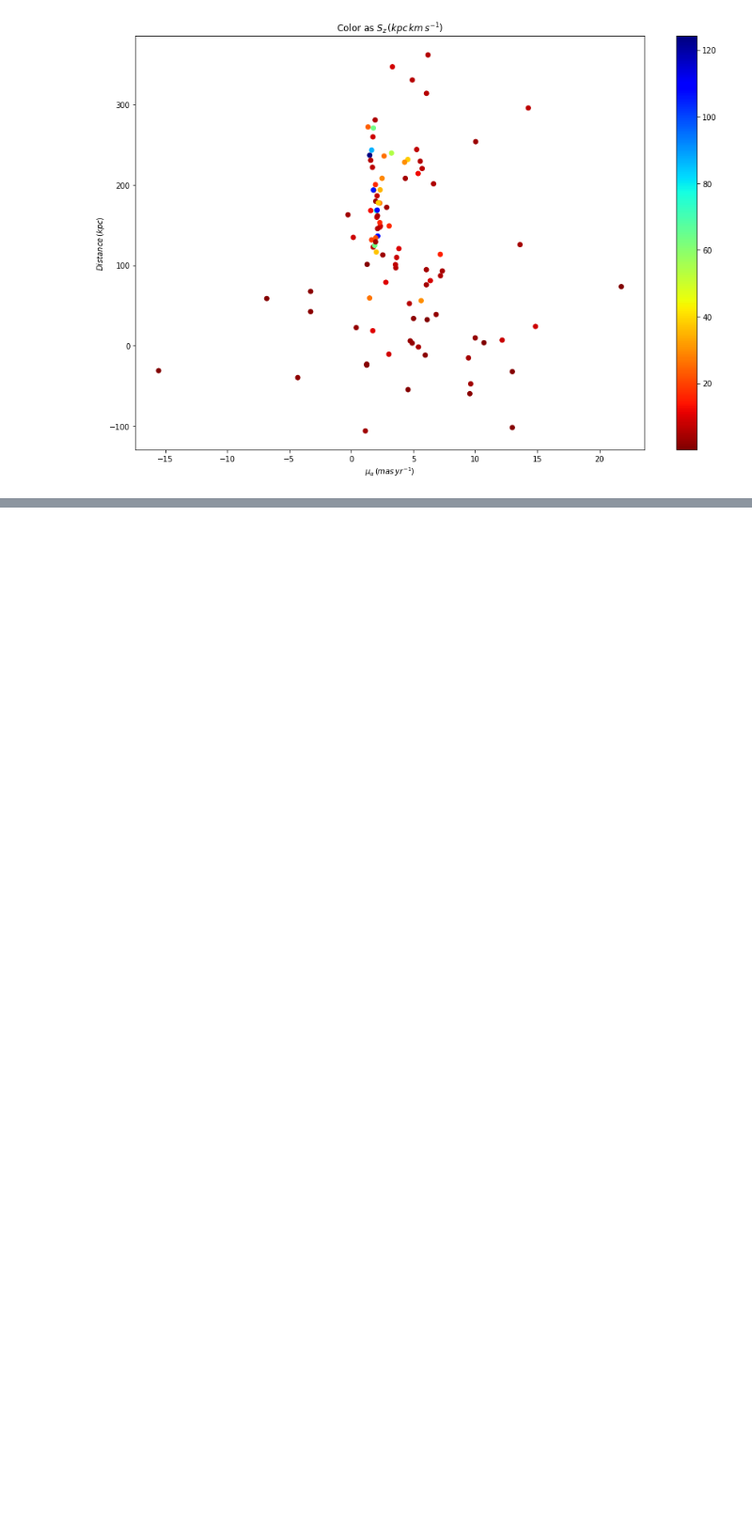
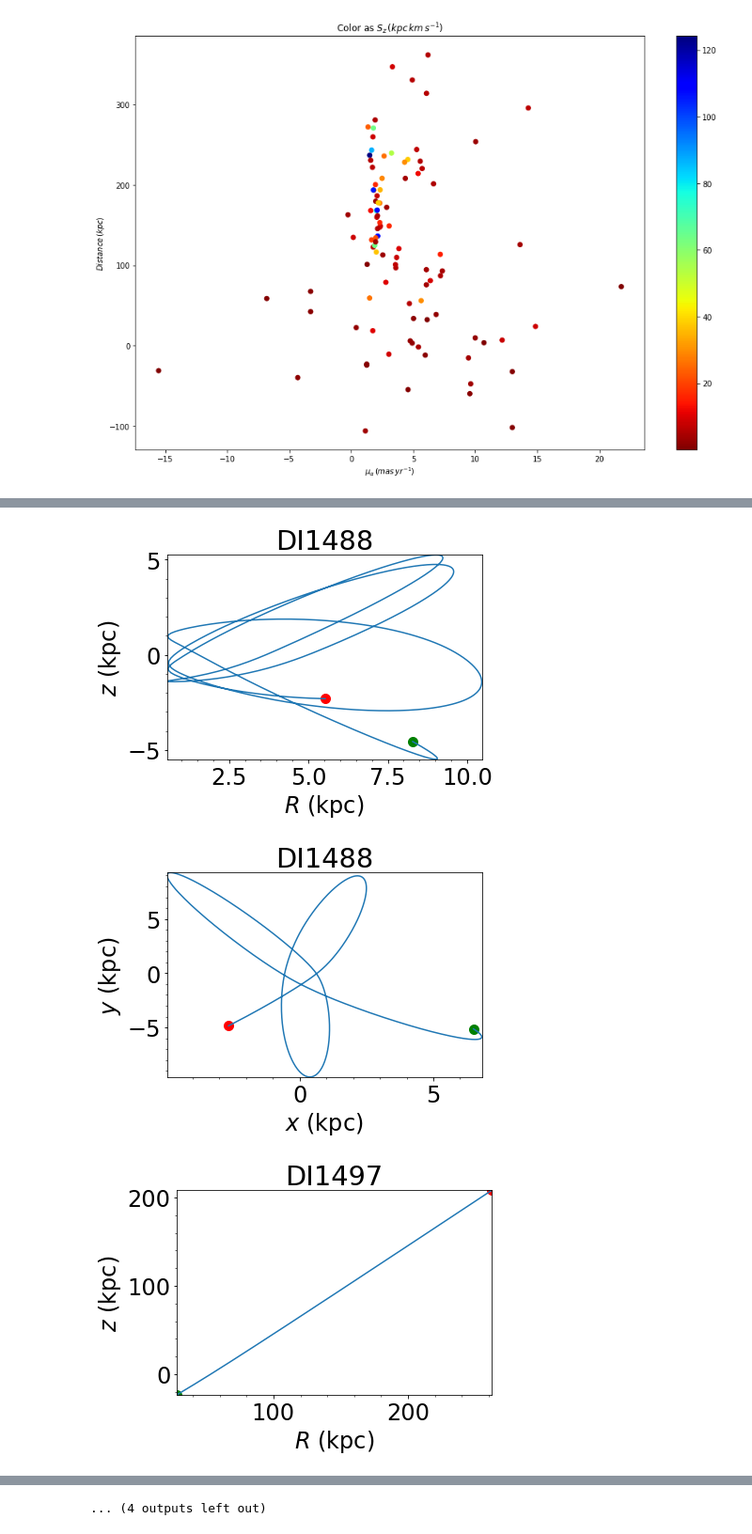
Before and after one commit to JoshuaPovick/MS_young, a Jupyter notebook: find_moving_groups.ipynb, the cells around one changed output, grey strips where cells are left out. Shown at 94% size. Saved outputs shown, nothing was run; the diff lists cells and outputs as text; code cells hidden in the pictures; blank space fills up the shorter version.

Commit message:
added orbits of possible moving groups

```diff
--- a/find_moving_groups.ipynb
+++ b/find_moving_groups.ipynb
@@ -397,7 +383,7 @@ move2 = []
 for i in range(len(monarch)):
     if (monarch['NAME'][i]=='DI1562' or monarch['NAME'][i]=='DI1374' or monarch['NAME'][i]=='DI1665' or monarch['NAME'][i]=='DI1488' or monarch['NAME'][i]=='DI1497' or monarch['NAME'][i]=='DI1435' or monarch['NAME'][i]=='DI1442' or monarch['NAME'][i]=='DI1499'):
         move1.append(i)
-    elif (monarch['NAME'][i]=='DI1567' or monarch['NAME'][i]=='DI1020' or monarch['NAME'][i]=='DI1482' or monarch['NAME'][i]=='DI1527'):
+    elif (monarch['NAME'][i]=='DI1567' or monarch['NAME'][i]=='DI1020' or monarch['NAME'][i]=='DI1482' or monarch['NAME'][i]=='DI1527' or monarch['NAME'][i]=='DI1575' or monarch['NAME'][i]=='DI1523'):
         move2.append(i)
 
 x1 = []
@@ -547,0 +451,45 @@ TypeError: 'tuple' object is not callable
+# %%
+### Find The Orbits of the stars in group1
+
+orbparams1 = []
+orbR1 = []
+orbPhi1 = []
+orbZ1 = []
+orbvR1 = []
+orbvPhi1 = []
+orbvZ1 = []
+orbX1 = []
+orbY1 = []
+orbvX1 = []
+orbvY1 = []
+
+
+ts = np.linspace(0,500,1000)*u.Myr #Evolve for 500 Myr with 1000 timesteps or point every 500,000 years
+
+for i in range(len(group1)):
+    orb=Orbit(vxvv=[group1['RA'][i],group1['DEC'][i],np.reciprocal(group1['parallax'][i]+0.03),group1['pmra'][i],\
+                      group1['pmdec'][i],group1['VHELIO'][i]],radec=True)
+    orb.integrate(ts,MWPotential2014,method='rk4_c')
+    orbparams1.append([group1['NAME'][i],orb.e(),orb.rperi(),orb.rap(),orb.zmax()])
+    orbR1.append(orb.R(ts))
+    orbPhi1.append(orb.phi(ts))
+    orbZ1.append(orb.z(ts))
+    orbvR1.append(orb.vR(ts))
+    orbvPhi1.append(orb.vphi(ts))
+    orbvZ1.append(orb.vz(ts))
+    orbX1.append(orb.x(ts))
+    orbY1.append(orb.y(ts))
+    orbvX1.append(orb.vx(ts))
+    orbvY1.append(orb.vy(ts))
+    orb.plot(use_physical=True,label='{}'.format(group1['NAME'][i])) #use_physical=True
+    plt.scatter(orbR1[i][0],orbZ1[i][0],c='g',s=100)
+    plt.scatter(orbR1[i][-1],orbZ1[i][-1],c='r',s=100)
+    plt.title('{}'.format(group1['NAME'][i]))
+    orb.plot(d1='x',d2='y',use_physical=True,label='{}'.format(group1['NAME'][i]))
+    plt.scatter(orbX1[i][0],orbY1[i][0],c='g',s=100)
+    plt.scatter(orbX1[i][-1],orbY1[i][-1],c='r',s=100)
+    plt.title('{}'.format(group1['NAME'][i]))
+# %% [output]
+[figure, added]
+[figure, added]
+[figure, added]
@@ -547,0 +505 @@ TypeError: 'tuple' object is not callable
+... (4 outputs left out)
```
Also changed, not shown: parts of 14 cells of this notebook.
